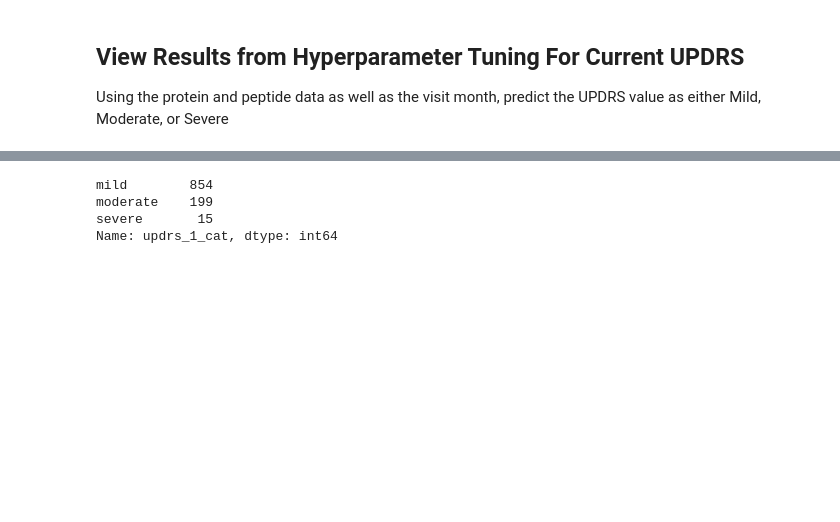
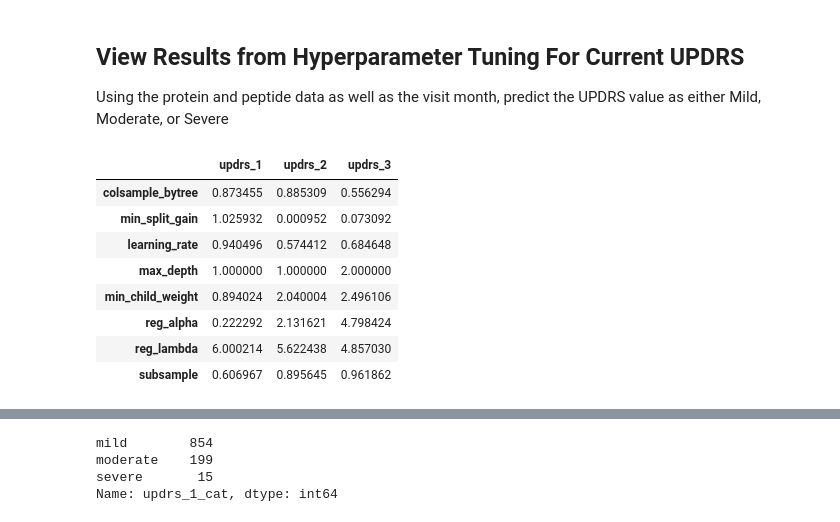
Before and after one commit to dagartga/Boosted-Models-for-Parkinsons-Prediction, a Jupyter notebook: parkinsons_1/notebooks/Compare_Categorical_Results.ipynb, the cells around one changed output, grey strips where cells are left out. Cells and saved outputs as stored; diff of their text form; code cells hidden in the pictures; blank space fills up the shorter version.

Commit message:
perform lgboost training and preds

```diff
--- a/parkinsons_1/notebooks/Compare_Categorical_Results.ipynb
+++ b/parkinsons_1/notebooks/Compare_Categorical_Results.ipynb
@@ -12,6 +13,19 @@ Using the protein and peptide data as well as the visit month, predict the UPDRS
 # %%
 # read in the data from the csv file for xgboost hyperparameter tuning
 xgb_hyperparams_df = pd.read_csv('../data/processed/xgboost_cat_hyperparam_results.csv', index_col=0)
+lgb_hyperparams_df = pd.read_csv('../data/processed/lgboost_cat_hyperparam_results.csv', index_col=0)
+# %%
+lgb_hyperparams_df
+# %% [output]
+|  | updrs_1 | updrs_2 | updrs_3 |
+| colsample_bytree | 0.873455 | 0.885309 | 0.556294 |
+| min_split_gain | 1.025932 | 0.000952 | 0.073092 |
+| learning_rate | 0.940496 | 0.574412 | 0.684648 |
+| max_depth | 1.000000 | 1.000000 | 2.000000 |
+| min_child_weight | 0.894024 | 2.040004 | 2.496106 |
+| reg_alpha | 0.222292 | 2.131621 | 4.798424 |
+| reg_lambda | 6.000214 | 5.622438 | 4.857030 |
+| subsample | 0.606967 | 0.895645 | 0.961862 |
 # %%
 xgb_hyperparams_df
 # %% [output]
```
Also changed, not shown: parts of 24 cells of this notebook, 3 other files.
